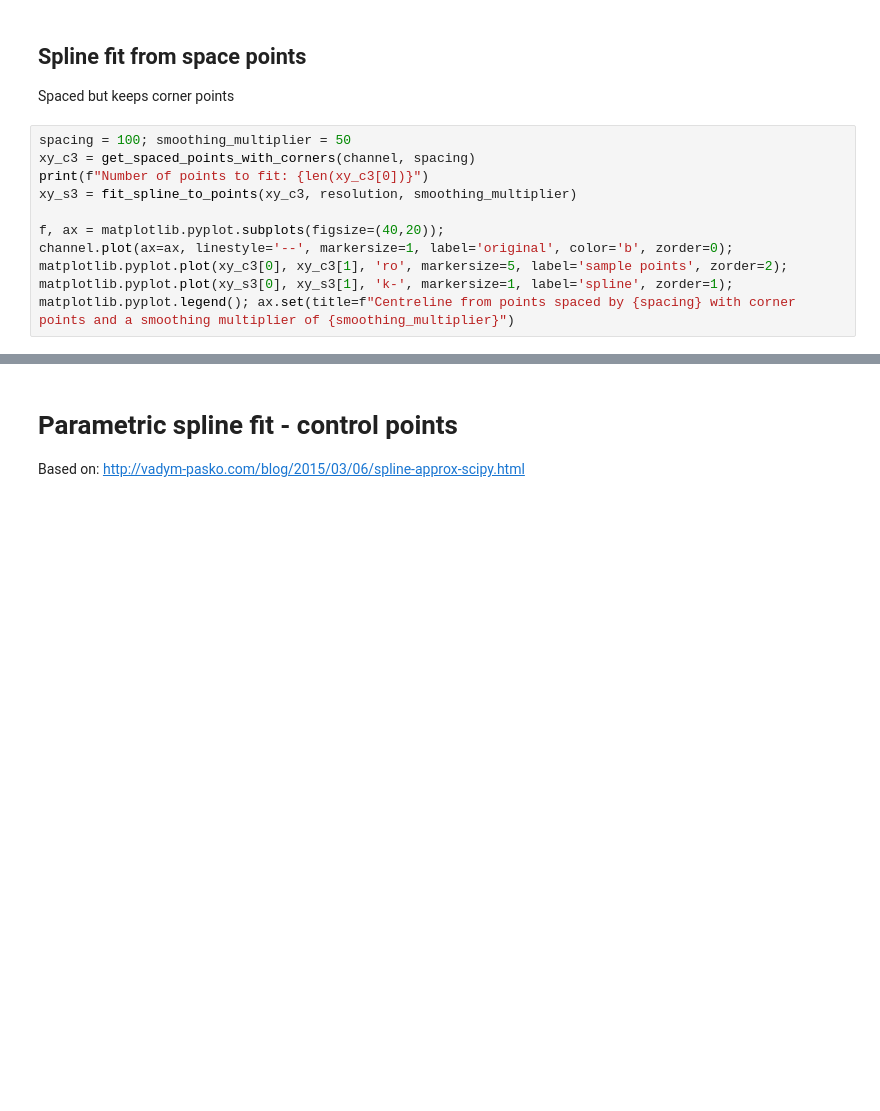
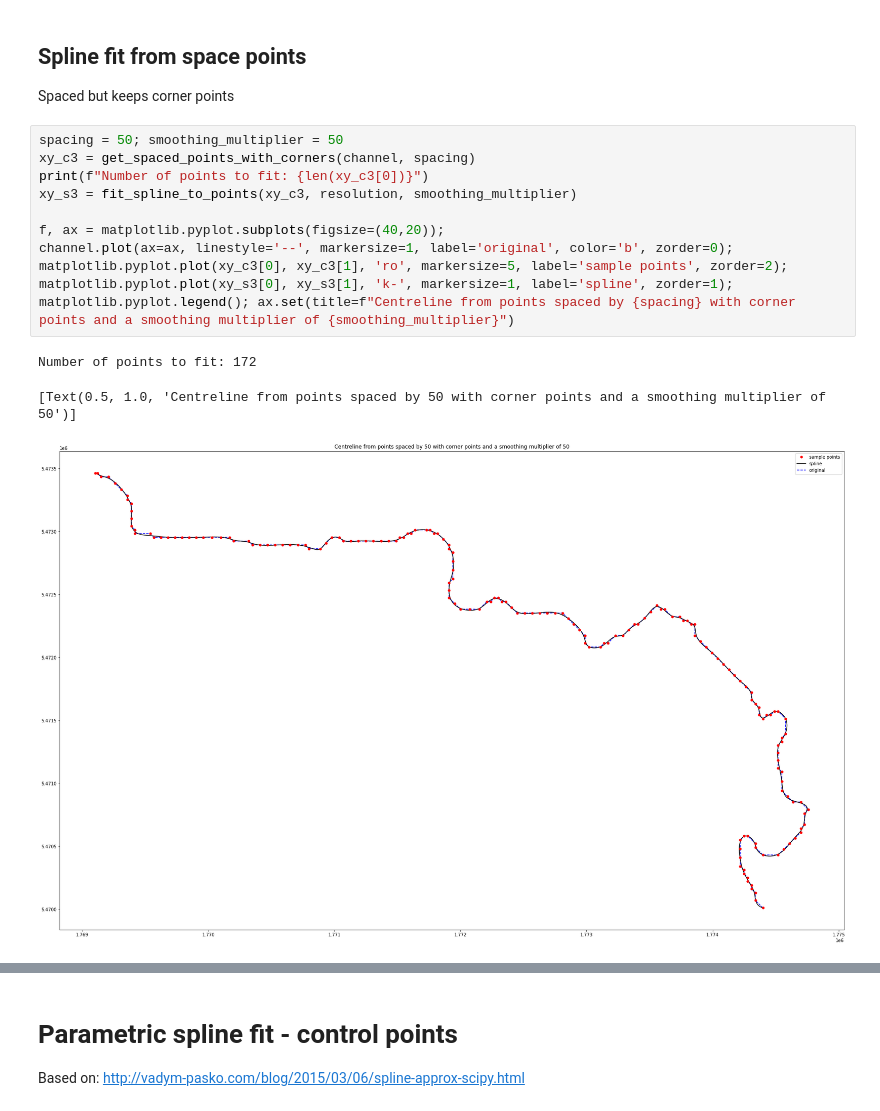
Before and after one commit to rosepearson/Hydrologic-DEMs-scripts, a Jupyter notebook: jupyter_notebooks/Spline_experimentation.ipynb, the cells around one changed output, grey strips where cells are left out. Saved outputs shown, nothing was run; the diff lists cells and outputs as text; blank space fills up the shorter version.

```diff
--- a/jupyter_notebooks/Spline_experimentation.ipynb
+++ b/jupyter_notebooks/Spline_experimentation.ipynb
@@ -113,13 +120,17 @@ matplotlib.pyplot.legend(); ax.set(title=f"Centreline from points spaced by {spa
 ## Spline fit from space points
 Spaced but keeps corner points
 # %%
-spacing = 100; smoothing_multiplier = 50
+spacing = 50; smoothing_multiplier = 50
 xy_c3 = get_spaced_points_with_corners(channel, spacing)
 print(f"Number of points to fit: {len(xy_c3[0])}")
 xy_s3 = fit_spline_to_points(xy_c3, resolution, smoothing_multiplier)
 
 f, ax = matplotlib.pyplot.subplots(figsize=(40,20));
 channel.plot(ax=ax, linestyle='--', markersize=1, label='original', color='b', zorder=0);
 matplotlib.pyplot.plot(xy_c3[0], xy_c3[1], 'ro', markersize=5, label='sample points', zorder=2);
 matplotlib.pyplot.plot(xy_s3[0], xy_s3[1], 'k-', markersize=1, label='spline', zorder=1);
 matplotlib.pyplot.legend(); ax.set(title=f"Centreline from points spaced by {spacing} with corner points and a smoothing multiplier of {smoothing_multiplier}")
+# %% [output]
+Number of points to fit: 172
+[Text(0.5, 1.0, 'Centreline from points spaced by 50 with corner points and a smoothing multiplier of 50')]
+[figure, added]
```
Also changed, not shown: parts of 7 cells of this notebook, 2 other files.
